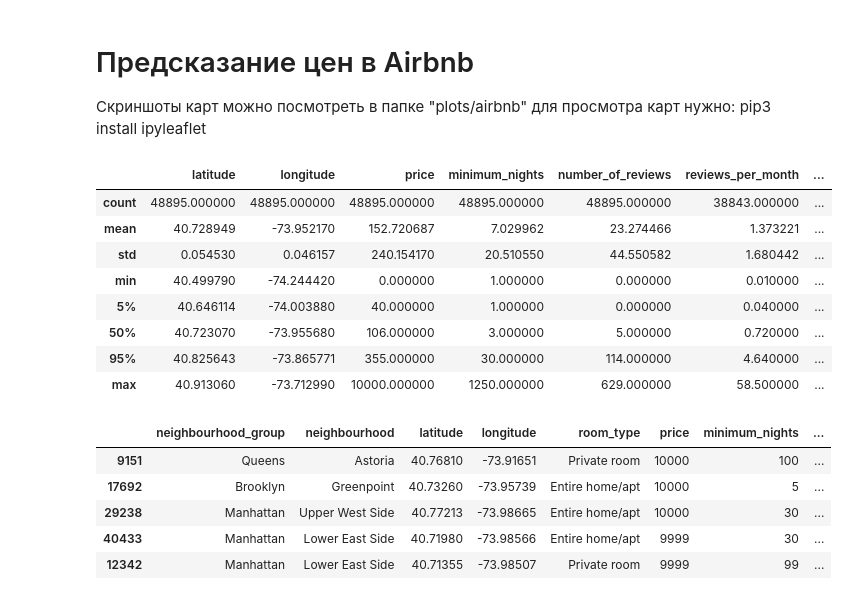
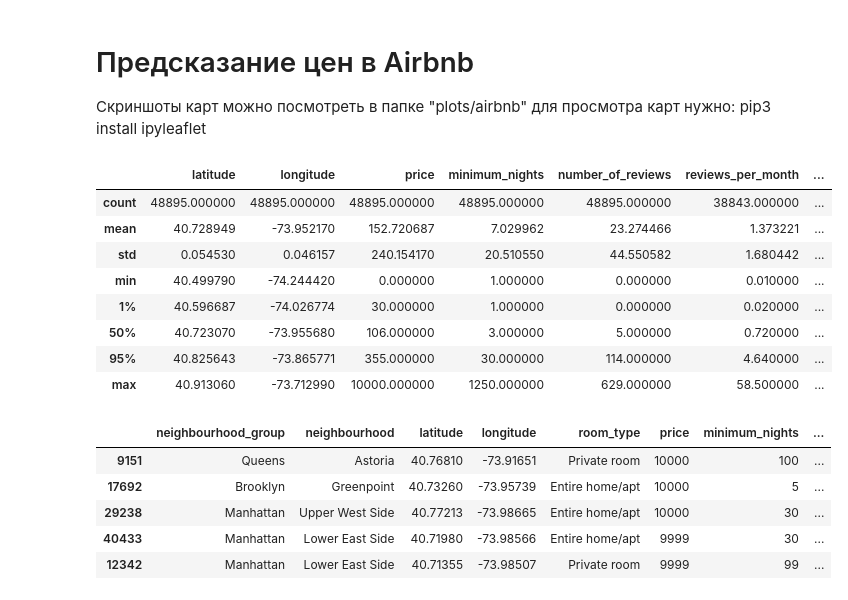
Before and after one commit to TefloniusMonk/intro, a Jupyter notebook: notebooks/air_bnb.ipynb, the cells around one changed output. Saved outputs shown, nothing was run; the diff lists cells and outputs as text; code cells hidden in the pictures.

```diff
--- a/notebooks/air_bnb.ipynb
+++ b/notebooks/air_bnb.ipynb
@@ -27,16 +28,16 @@ from scipy.spatial import distance
 # %%
 data_file = "../csv/airbnb/air_bnb.csv"
 dataset = pd.read_csv(data_file)
 for feature in "id, name, host_id, host_name, last_review".split(", "):
     dataset.drop(feature,inplace=True, axis=1)
-dataset.describe(percentiles=[0.05, 0.95])
+dataset.describe(percentiles=[0.01, 0.95])
 # %% [output]
 |  | latitude | longitude | price | minimum_nights | number_of_reviews | reviews_per_month | ... |
 | count | 48895.000000 | 48895.000000 | 48895.000000 | 48895.000000 | 48895.000000 | 38843.000000 | ... |
 | mean | 40.728949 | -73.952170 | 152.720687 | 7.029962 | 23.274466 | 1.373221 | ... |
 | std | 0.054530 | 0.046157 | 240.154170 | 20.510550 | 44.550582 | 1.680442 | ... |
 | min | 40.499790 | -74.244420 | 0.000000 | 1.000000 | 0.000000 | 0.010000 | ... |
-| 5% | 40.646114 | -74.003880 | 40.000000 | 1.000000 | 0.000000 | 0.040000 | ... |
+| 1% | 40.596687 | -74.026774 | 30.000000 | 1.000000 | 0.000000 | 0.020000 | ... |
 | 50% | 40.723070 | -73.955680 | 106.000000 | 3.000000 | 5.000000 | 0.720000 | ... |
 | 95% | 40.825643 | -73.865771 | 355.000000 | 30.000000 | 114.000000 | 4.640000 | ... |
 | max | 40.913060 | -73.712990 | 10000.000000 | 1250.000000 | 629.000000 | 58.500000 | ... |
```
Also changed, not shown: parts of 15 cells of this notebook, 1 other file.
